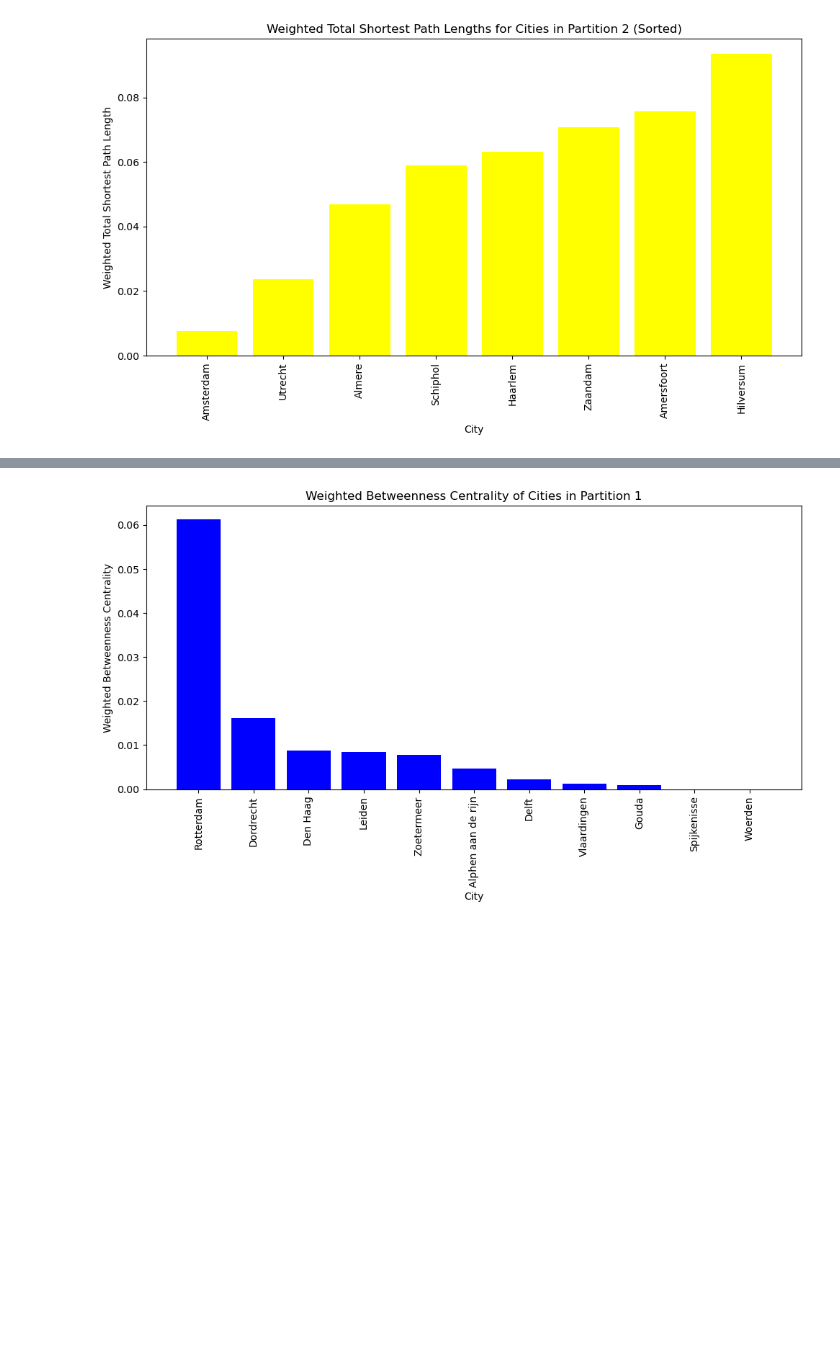
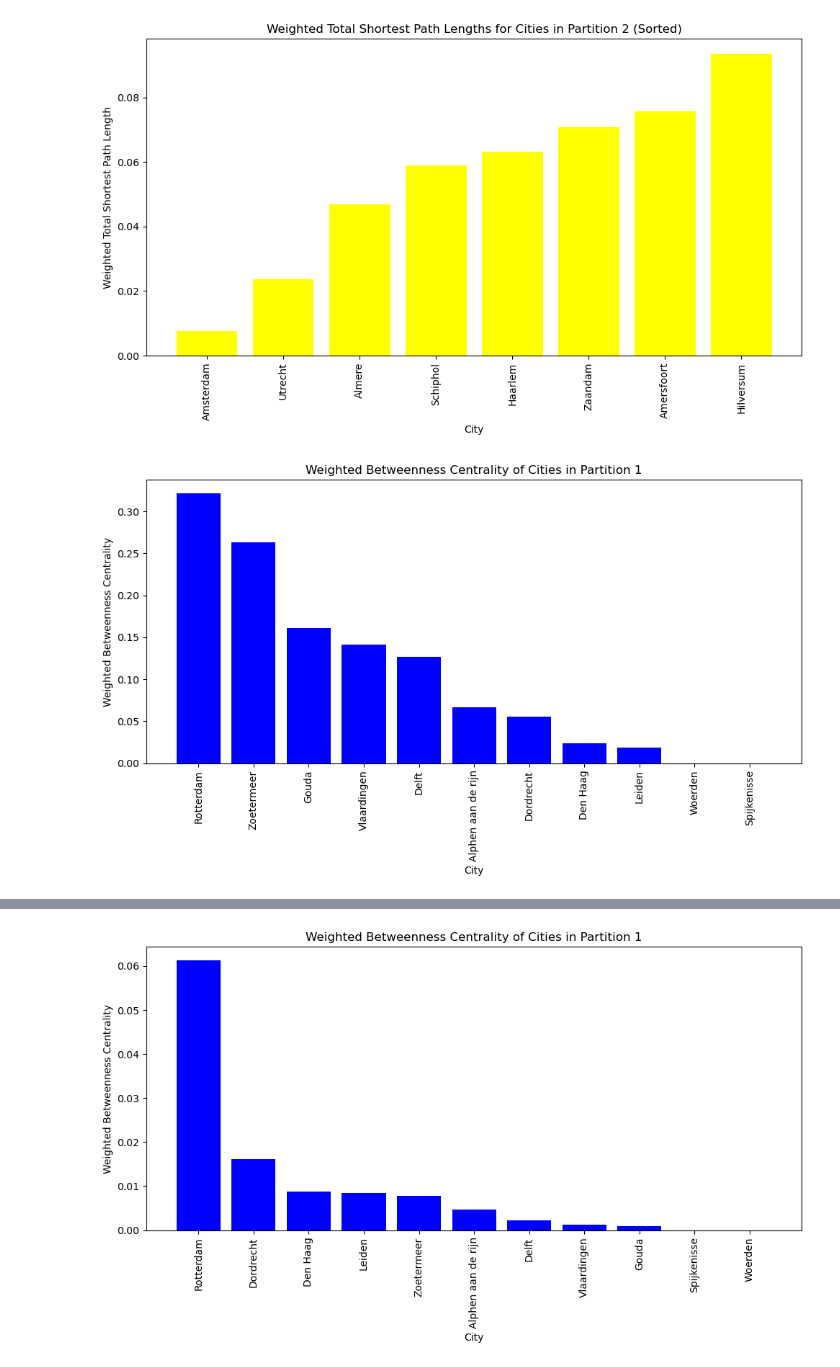
Before and after one commit to ElizeBr/Networked-Systems-Group-Assignment, a Jupyter notebook: Randstad.ipynb, the cells around one changed output, grey strips where cells are left out. Cells and saved outputs as stored; diff of their text form; code cells hidden in the pictures; blank space fills up the shorter version.

```diff
--- a/Randstad.ipynb
+++ b/Randstad.ipynb
@@ -456,3 +456,87 @@ plt.show()
 # %% [output]
 [figure]
 [figure]
+# %%
+import matplotlib.pyplot as plt
+
+# Calculate betweenness centrality, closeness centrality, and PageRank for each partition
+betweenness_centrality_partition_1 = nx.betweenness_centrality(Randstad_Graph.subgraph(partition_1))
+closeness_centrality_partition_1 = nx.closeness_centrality(Randstad_Graph.subgraph(partition_1))
+page_rank_partition_1 = nx.pagerank(Randstad_Graph.subgraph(partition_1))
+
+betweenness_centrality_partition_2 = nx.betweenness_centrality(Randstad_Graph.subgraph(partition_2))
+closeness_centrality_partition_2 = nx.closeness_centrality(Randstad_Graph.subgraph(partition_2))
+page_rank_partition_2 = nx.pagerank(Randstad_Graph.subgraph(partition_2))
+
+# Sort the measures for each partition in descending order
+B_sorted_partition_1 = dict(sorted(betweenness_centrality_partition_1.items(), key=lambda item: item[1], reverse=True))
+C_sorted_partition_1 = dict(sorted(closeness_centrality_partition_1.items(), key=lambda item: item[1], reverse=True))
+pagerank_sorted_partition_1 = dict(sorted(page_rank_partition_1.items(), key=lambda item: item[1], reverse=True))
+
+B_sorted_partition_2 = dict(sorted(betweenness_centrality_partition_2.items(), key=lambda item: item[1], reverse=True))
+C_sorted_partition_2 = dict(sorted(closeness_centrality_partition_2.items(), key=lambda item: item[1], reverse=True))
+pagerank_sorted_partition_2 = dict(sorted(page_rank_partition_2.items(), key=lambda item: item[1], reverse=True))
+
+# Plot the weighted measures for each partition
+
+# Weighted Betweenness Centrality Partition 1 (Blue)
+plt.figure(figsize=(10, 6))
+plt.bar(list(B_sorted_partition_1.keys()), list(B_sorted_partition_1.values()), color='blue')
+plt.xlabel('City')
+plt.ylabel('Weighted Betweenness Centrality')
+plt.title('Weighted Betweenness Centrality of Cities in Partition 1')
+plt.xticks(rotation=90)
+plt.tight_layout()
+plt.show()
+
+# Weighted Closeness Centrality Partition 1 (Green)
+plt.figure(figsize=(10, 6))
+plt.bar(list(C_sorted_partition_1.keys()), list(C_sorted_partition_1.values()), color='green')
+plt.xlabel('City')
+plt.ylabel('Weighted Closeness Centrality')
+plt.title('Weighted Closeness Centrality of Cities in Partition 1')
+plt.xticks(rotation=90)
+plt.tight_layout()
+plt.show()
+
+# Weighted PageRank Partition 1 (Yellow)
+plt.figure(figsize=(10, 6))
+plt.bar(list(pagerank_sorted_partition_1.keys()), list(pagerank_sorted_partition_1.values()), color='yellow')
+plt.xlabel('City')
+plt.ylabel('PageRank')
+plt.title('PageRank of Cities in Partition 1 (Weighted by Number of Employees)')
+plt.xticks(rotation=90)
+plt.tight_layout()
+plt.show()
+
+# Weighted Betweenness Centrality Partition 2 (Blue)
+plt.figure(figsize=(10, 6))
+plt.bar(list(B_sorted_partition_2.keys()), list(B_sorted_partition_2.values()), color='blue')
+plt.xlabel('City')
+plt.ylabel('Weighted Betweenness Centrality')
+plt.title('Weighted Betweenness Centrality of Cities in Partition 2')
+plt.xticks(rotation=90)
+plt.tight_layout()
+plt.show()
+
+# Weighted Closeness Centrality Partition 2 (Green)
+plt.figure(figsize=(10, 6))
+plt.bar(list(C_sorted_partition_2.keys()), list(C_sorted_partition_2.values()), color='green')
+plt.xlabel('City')
+plt.ylabel('Weighted Closeness Centrality')
+plt.title('Weighted Closeness Centrality of Cities in Partition 2')
+plt.xticks(rotation=90)
+plt.tight_layout()
+plt.show()
+
+# Weighted PageRank Partition 2 (Yellow)
+plt.figure(figsize=(10, 6))
+plt.bar(list(pagerank_sorted_partition_2.keys()), list(pagerank_sorted_partition_2.values()), color='yellow')
+plt.xlabel('City')
+plt.ylabel('PageRank')
+plt.title('PageRank of Cities in Partition 2 (Weighted by Number of Employees)')
+plt.xticks(rotation=90)
+plt.tight_layout()
+plt.show()
+# %% [output]
+[figure, added]
```
Also changed, not shown: parts of 1 cell of this notebook.
